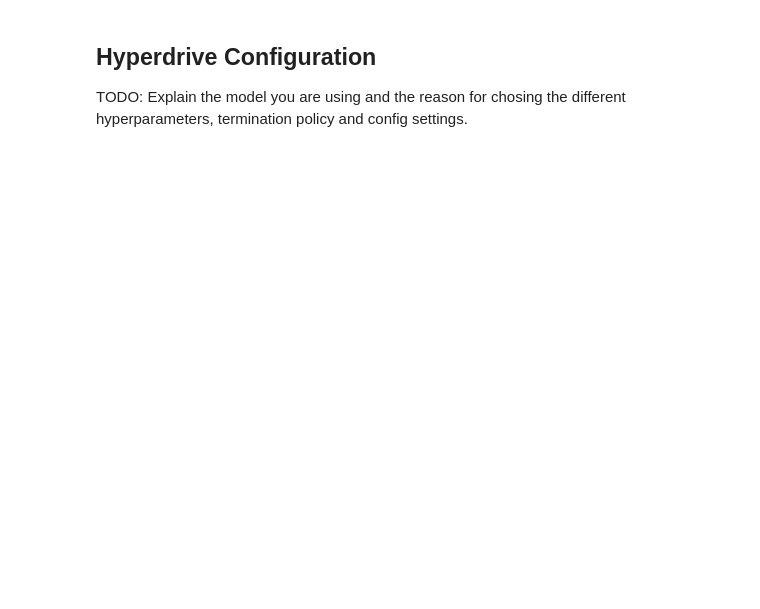
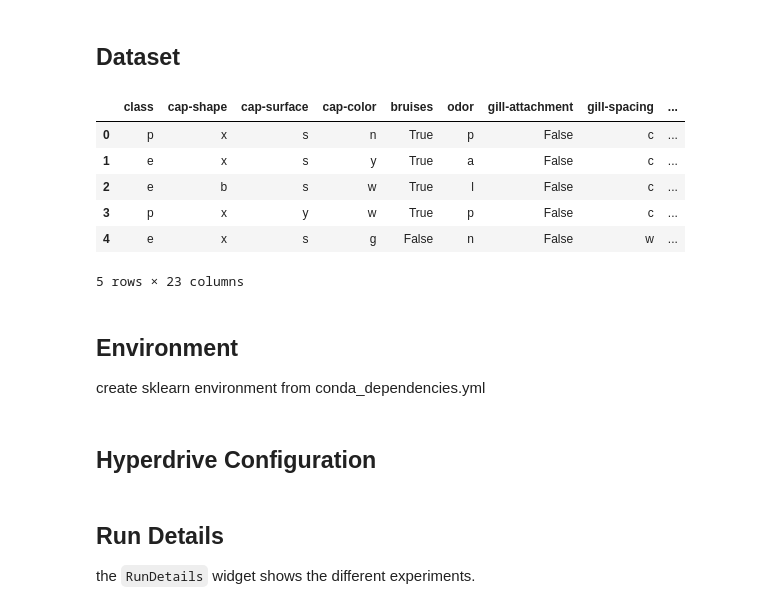
Before and after one commit to mixmasteru/MLEND-capstone, a Jupyter notebook: hyperparameter_tuning.ipynb, the cells around one changed output. Drawn from its saved outputs; the diff is of its cells as text; code cells hidden in the pictures; blank space fills up the shorter version.

```diff
--- a/hyperparameter_tuning.ipynb
+++ b/hyperparameter_tuning.ipynb
@@ -48,4 +62,30 @@ compute_target.wait_for_completion(show_output=True, min_node_count = 1, timeout
-# %% [markdown]
-## Hyperdrive Configuration
-
-TODO: Explain the model you are using and the reason for chosing the different hyperparameters, termination policy and config settings.
+# %% [markdown]
+## Dataset
+# %%
+found = False
+if ds_key in ws.datasets.keys():
+        found = True
+        dataset = ws.datasets[ds_key]
+
+if not found:
+        # Create AML Dataset and register it into Workspace
+        example_data = 'https://raw.githubusercontent.com/mixmasteru/MLEND-capstone/main/data/mushrooms.csv'
+        dataset = Dataset.Tabular.from_delimited_files(example_data)
+        #Register Dataset in Workspace
+        dataset = dataset.register(workspace=ws,
+                                   name=ds_key,
+                                   description=ds_description_text)
+df = dataset.to_pandas_dataframe()
+df.describe()
+dataset.take(5).to_pandas_dataframe()
+# %% [output]
+|  | class | cap-shape | cap-surface | cap-color | bruises | odor | gill-attachment | gill-spacing | ... |
+| 0 | p | x | s | n | True | p | False | c | ... |
+| 1 | e | x | s | y | True | a | False | c | ... |
+| 2 | e | b | s | w | True | l | False | c | ... |
+| 3 | p | x | y | w | True | p | False | c | ... |
+| 4 | e | x | s | g | False | n | False | w | ... |
+5 rows × 23 columns
+# %% [markdown]
+## Environment
+create sklearn environment from conda_dependencies.yml
@@ -52 +96,3 @@ TODO: Explain the model you are using and the reason for chosing the different h
+# %% [markdown]
+## Hyperdrive Configuration
 # %%
@@ -81,2 +128,6 @@ hyperdrive_config = HyperDriveConfig(estimator=est,
                                      max_concurrent_runs=4)
+# %% [markdown]
+## Run Details
+
+the `RunDetails` widget shows the different experiments.
 # %%
```
Also changed, not shown: parts of 14 cells of this notebook, 4 other files.
